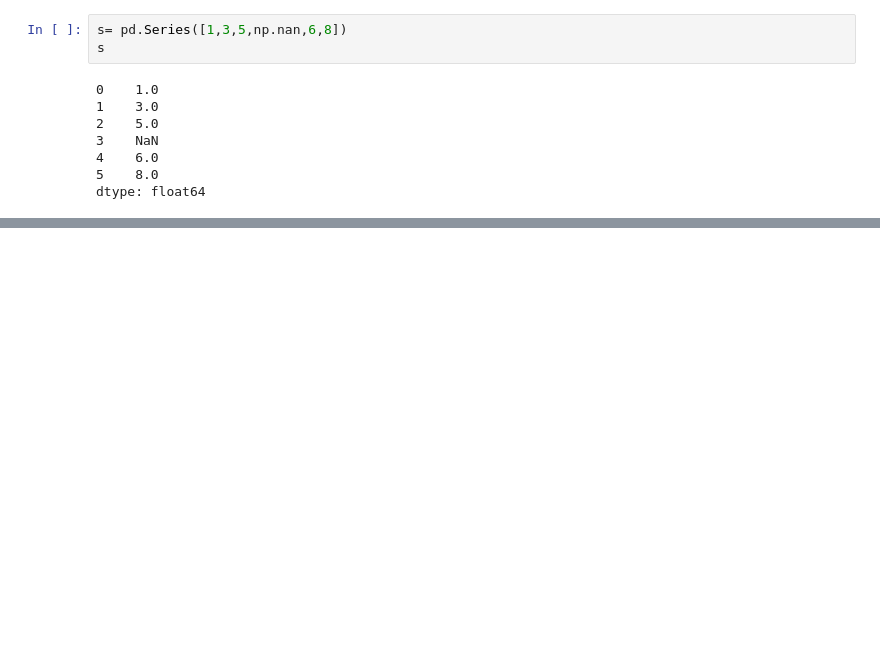
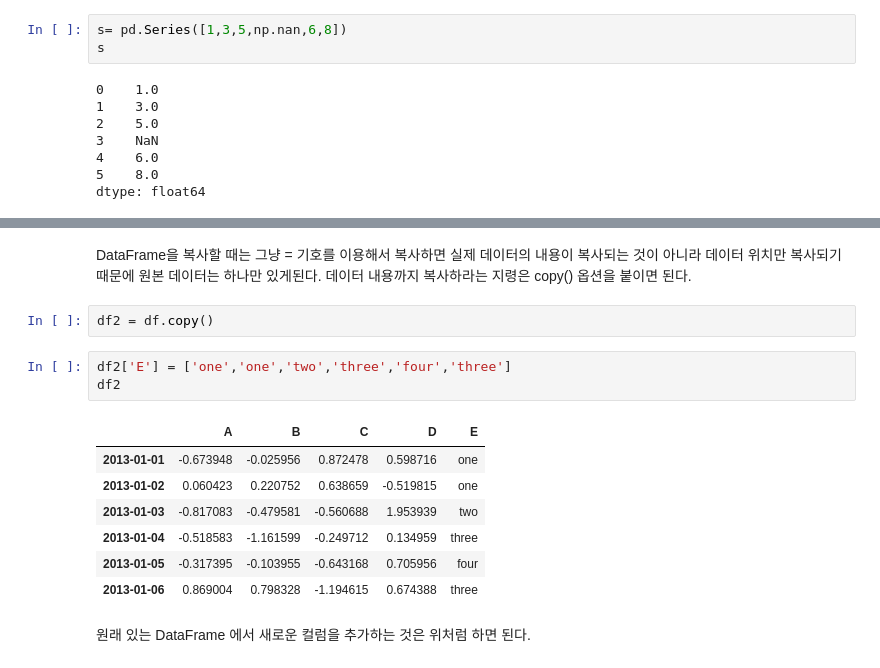
Before and after one commit to jaeyoon89/python_datascience_study, a Jupyter notebook: ch1_analysis_CCTV_Seoul_#1.ipynb, the cells around one changed output, grey strips where cells are left out. Cells and saved outputs as stored; diff of their text form; blank space fills up the shorter version.

```diff
--- a/ch1_analysis_CCTV_Seoul_#1.ipynb
+++ b/ch1_analysis_CCTV_Seoul_#1.ipynb
@@ -123,0 +382,17 @@ dtype: float64
+# %% [markdown]
+DataFrame을 복사할 때는 그냥 = 기호를 이용해서 복사하면 실제 데이터의 내용이 복사되는 것이 아니라 데이터 위치만 복사되기 때문에 원본 데이터는 하나만 있게된다. 데이터 내용까지 복사하라는 지령은 copy() 옵션을 붙이면 된다.
+# %%
+df2 = df.copy()
+# %%
+df2['E'] = ['one','one','two','three','four','three']
+df2
+# %% [output]
+|  | A | B | C | D | E |
+| 2013-01-01 | -0.673948 | -0.025956 | 0.872478 | 0.598716 | one |
+| 2013-01-02 | 0.060423 | 0.220752 | 0.638659 | -0.519815 | one |
+| 2013-01-03 | -0.817083 | -0.479581 | -0.560688 | 1.953939 | two |
+| 2013-01-04 | -0.518583 | -1.161599 | -0.249712 | 0.134959 | three |
+| 2013-01-05 | -0.317395 | -0.103955 | -0.643168 | 0.705956 | four |
+| 2013-01-06 | 0.869004 | 0.798328 | -1.194615 | 0.674388 | three |
+# %% [markdown]
+원래 있는 DataFrame 에서 새로운 컬럼을 추가하는 것은 위처럼 하면 된다.
```
Also changed, not shown: parts of 57 cells of this notebook.
